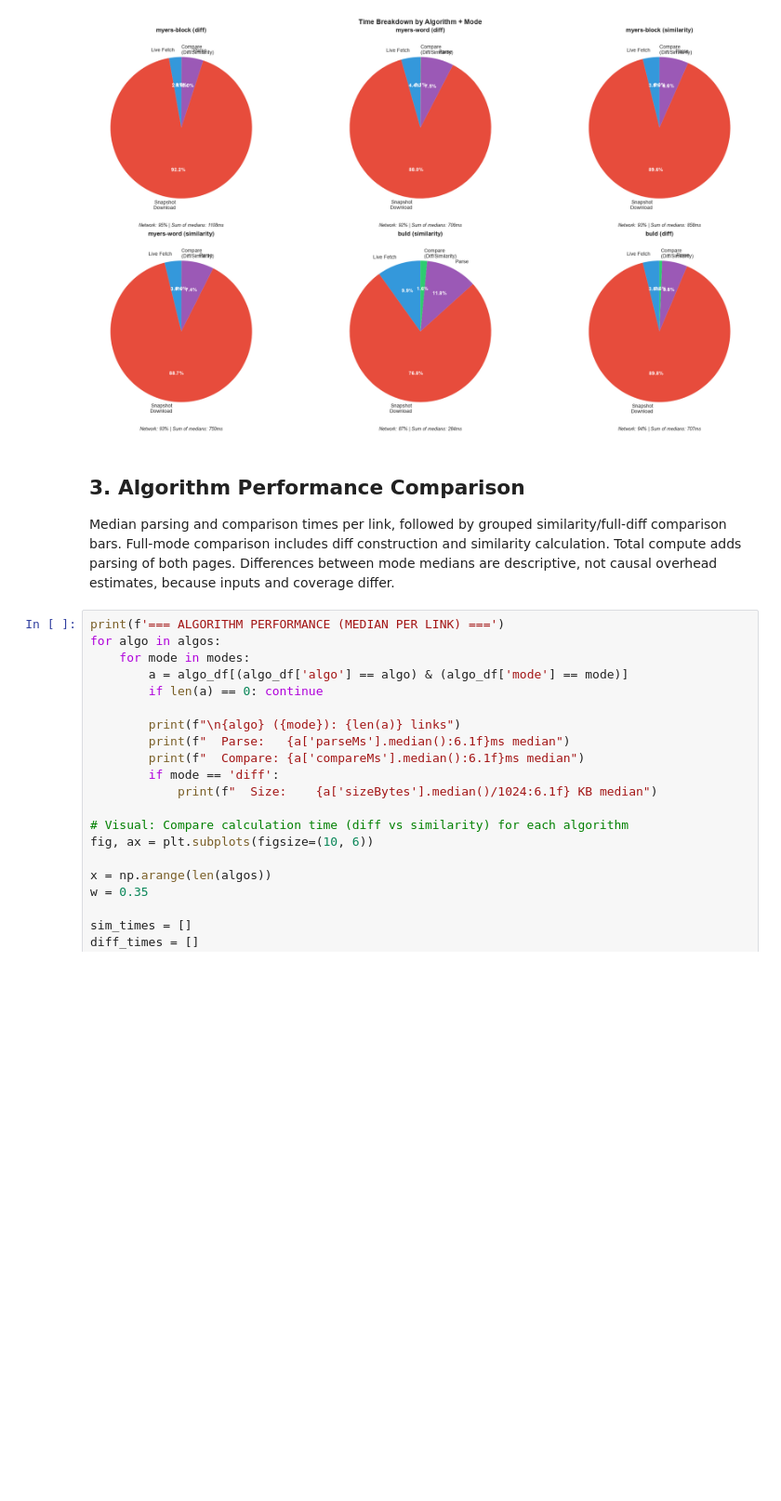
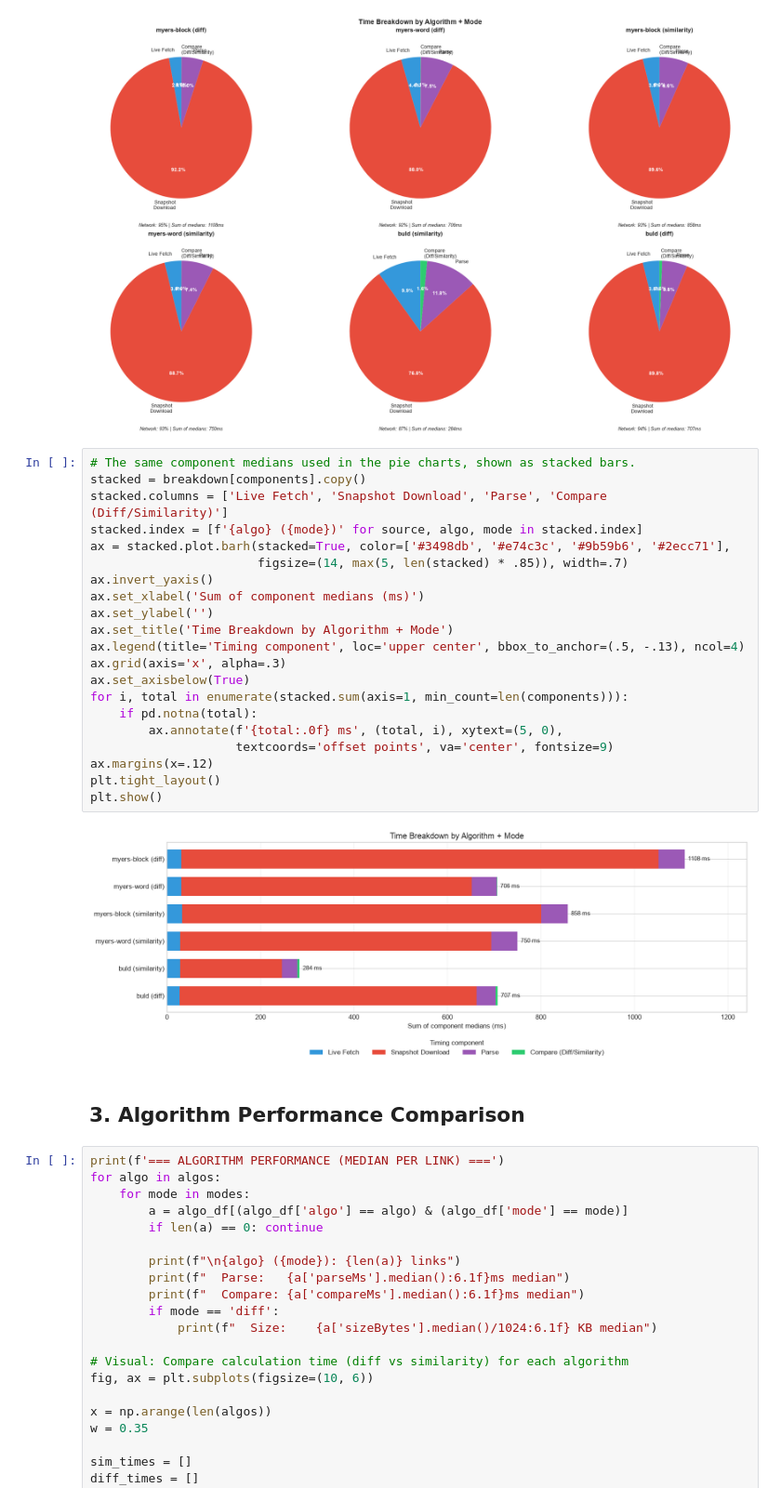
Before and after one commit to laureny17/RefDelta, a Jupyter notebook: benchmark/analyze.ipynb, the cells around one changed output. Shown at 93% size. Saved outputs shown, nothing was run; the diff lists cells and outputs as text; blank space fills up the shorter version.

Commit message:
new graphs

```diff
--- a/benchmark/analyze.ipynb
+++ b/benchmark/analyze.ipynb
@@ -128,10 +122,31 @@ plt.show()
 | playwright-buld-20261115-143953.json | buld | similarity | 28.10 | 217.70 | 33.40 | 4.4 |
 | playwright-buld-full-20261115-144... | buld | diff | 27.00 | 635.40 | 40.80 | 4.2 |
 [figure]
-# %% [markdown]
-## 3. Algorithm Performance Comparison
-
-Median parsing and comparison times per link, followed by grouped similarity/full-diff comparison bars. Full-mode comparison includes diff construction and similarity calculation. Total compute adds parsing of both pages. Differences between mode medians are descriptive, not causal overhead estimates, because inputs and coverage differ.
+# %%
+# The same component medians used in the pie charts, shown as stacked bars.
+stacked = breakdown[components].copy()
+stacked.columns = ['Live Fetch', 'Snapshot Download', 'Parse', 'Compare (Diff/Similarity)']
+stacked.index = [f'{algo} ({mode})' for source, algo, mode in stacked.index]
+ax = stacked.plot.barh(stacked=True, color=['#3498db', '#e74c3c', '#9b59b6', '#2ecc71'],
+                       figsize=(14, max(5, len(stacked) * .85)), width=.7)
+ax.invert_yaxis()
+ax.set_xlabel('Sum of component medians (ms)')
+ax.set_ylabel('')
+ax.set_title('Time Breakdown by Algorithm + Mode')
+ax.legend(title='Timing component', loc='upper center', bbox_to_anchor=(.5, -.13), ncol=4)
+ax.grid(axis='x', alpha=.3)
+ax.set_axisbelow(True)
+for i, total in enumerate(stacked.sum(axis=1, min_count=len(components))):
+    if pd.notna(total):
+        ax.annotate(f'{total:.0f} ms', (total, i), xytext=(5, 0),
+                    textcoords='offset points', va='center', fontsize=9)
+ax.margins(x=.12)
+plt.tight_layout()
+plt.show()
+# %% [output]
+[figure, added]
+# %% [markdown]
+## 3. Algorithm Performance Comparison
 # %%
 print(f'=== ALGORITHM PERFORMANCE (MEDIAN PER LINK) ===')
 for algo in algos:
```
Also changed, not shown: parts of 11 cells of this notebook.
